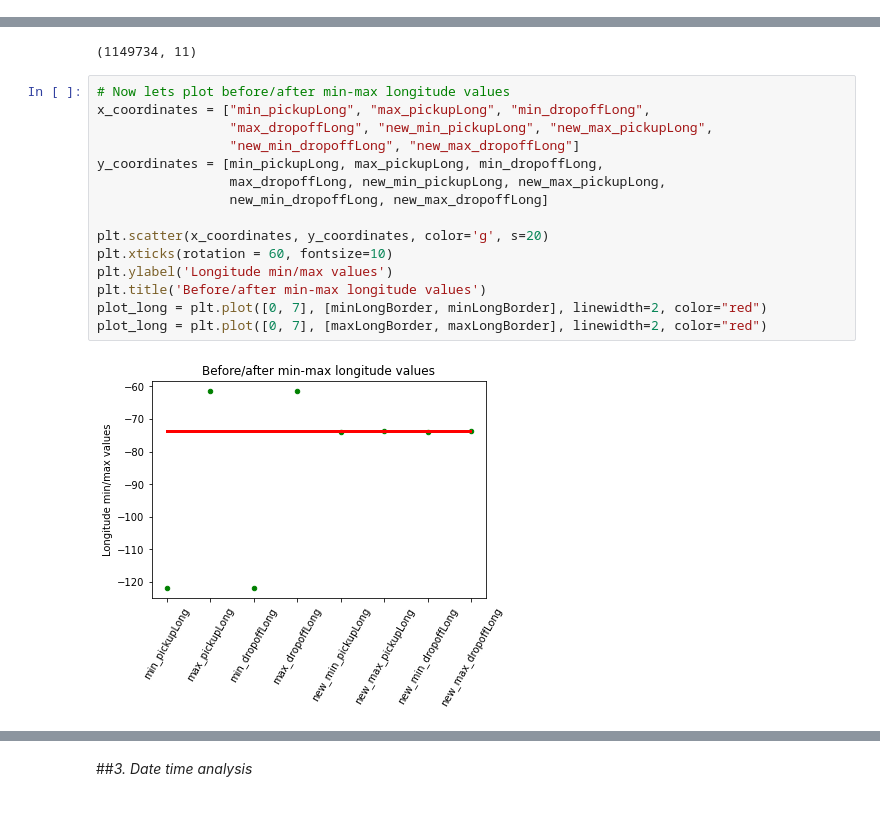
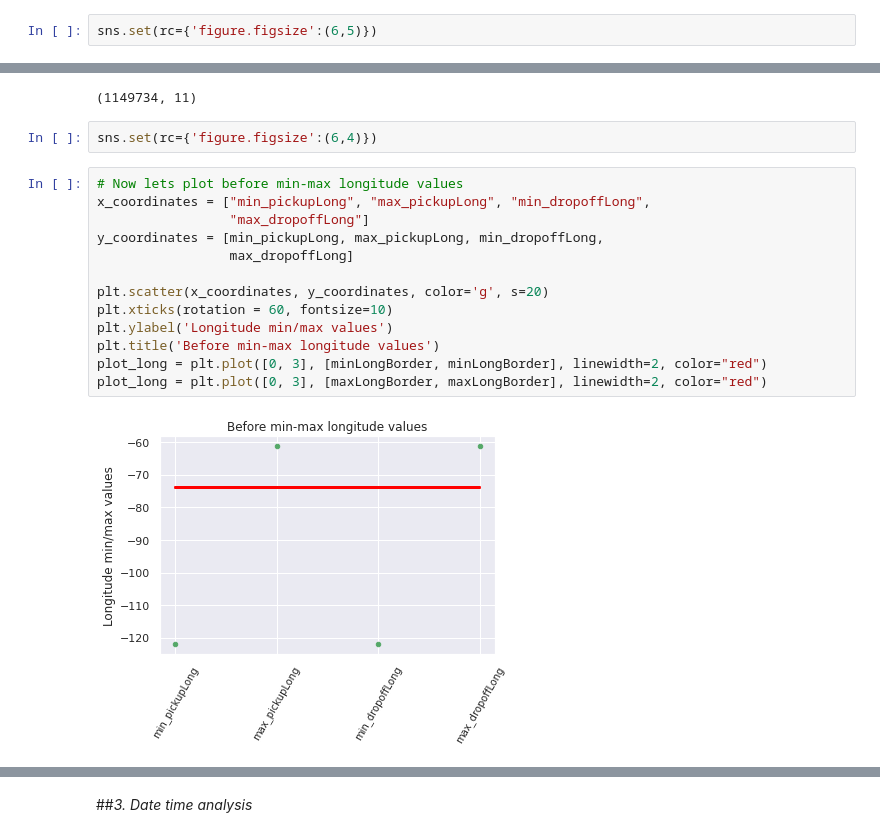
Before and after one commit to EliasEconomou/DataMining2-Travel-Time-Prediction, a Jupyter notebook: DataMining2_Travel_Time_Prediction.ipynb, the cells around one changed output, grey strips where cells are left out. Saved outputs shown, nothing was run; the diff lists cells and outputs as text.

```diff
--- a/DataMining2_Travel_Time_Prediction.ipynb
+++ b/DataMining2_Travel_Time_Prediction.ipynb
@@ -108,6 +106,8 @@ isOutlier = list(is_outlier)
 print("Number of outliers is {}.".format(isOutlier.count("outlier")))
 # %% [output]
 Number of outliers is 1665.
+# %%
+sns.set(rc={'figure.figsize':(6,5)})
 # %%
 # x-axis values
 x_values = range(trainDF.trip_duration.shape[0])
@@ -211,20 +214,20 @@ new_max_dropoffLat = max(trainDF.dropoff_latitude)
 trainDF.shape
 # %% [output]
 (1149734, 11)
+# %%
+sns.set(rc={'figure.figsize':(6,4)})
 # %%
-# Now lets plot before/after min-max longitude values
+# Now lets plot before min-max longitude values
 x_coordinates = ["min_pickupLong", "max_pickupLong", "min_dropoffLong",
-                 "max_dropoffLong", "new_min_pickupLong", "new_max_pickupLong",
-                 "new_min_dropoffLong", "new_max_dropoffLong"]
+                 "max_dropoffLong"]
 y_coordinates = [min_pickupLong, max_pickupLong, min_dropoffLong,
-                 max_dropoffLong, new_min_pickupLong, new_max_pickupLong,
-                 new_min_dropoffLong, new_max_dropoffLong]
+                 max_dropoffLong]
 
 plt.scatter(x_coordinates, y_coordinates, color='g', s=20)
 plt.xticks(rotation = 60, fontsize=10)
 plt.ylabel('Longitude min/max values')
-plt.title('Before/after min-max longitude values')
-plot_long = plt.plot([0, 7], [minLongBorder, minLongBorder], linewidth=2, color="red")
-plot_long = plt.plot([0, 7], [maxLongBorder, maxLongBorder], linewidth=2, color="red")
+plt.title('Before min-max longitude values')
+plot_long = plt.plot([0, 3], [minLongBorder, minLongBorder], linewidth=2, color="red")
+plot_long = plt.plot([0, 3], [maxLongBorder, maxLongBorder], linewidth=2, color="red")
 # %% [output]
-[figure, old version]
+[figure, new version]
```
Also changed, not shown: parts of 23 cells of this notebook.
